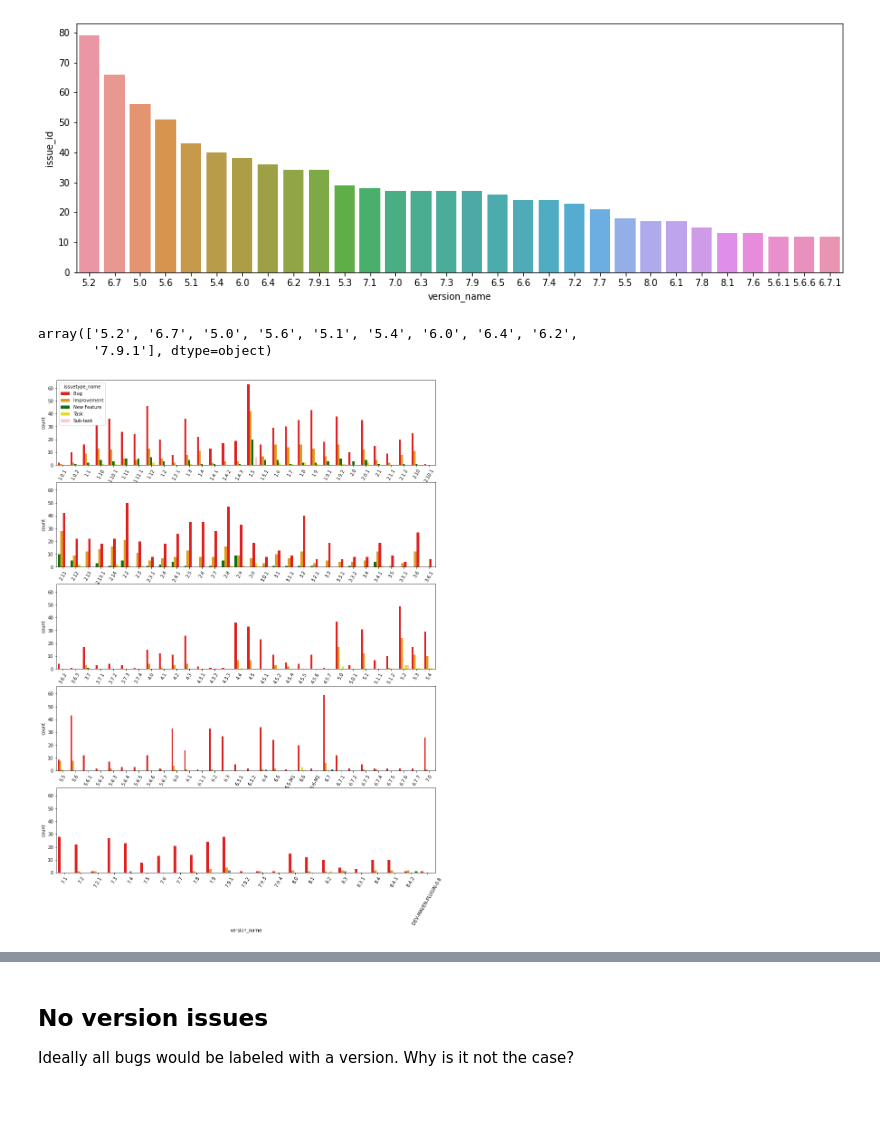
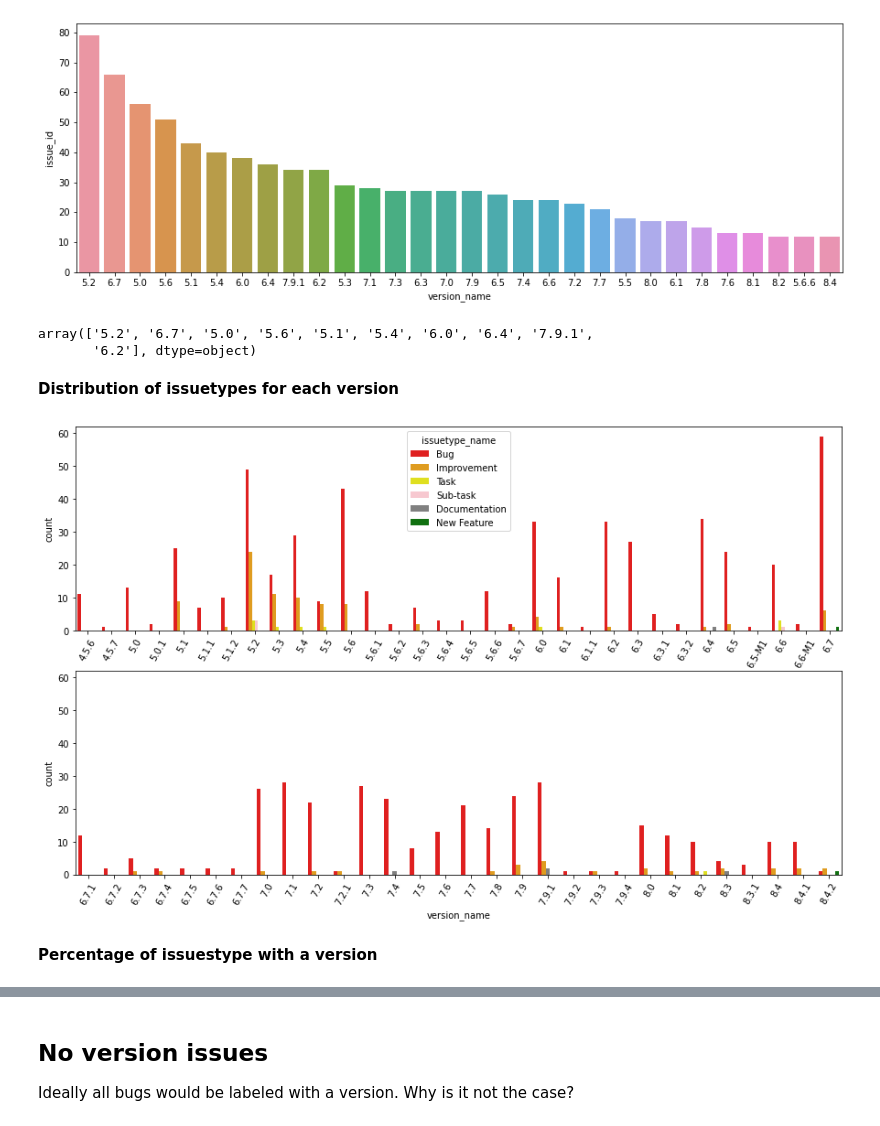
Before and after one commit to IncioMan/Continuous-Integration-metrics-for-post-release-bugs-prediction, a Jupyter notebook: notebooks/analysis/Jira_issue_analysis.ipynb, the cells around one changed output, grey strips where cells are left out. Saved outputs shown, nothing was run; the diff lists cells and outputs as text; code cells hidden in the pictures.

```diff
--- a/notebooks/analysis/Jira_issue_analysis.ipynb
+++ b/notebooks/analysis/Jira_issue_analysis.ipynb
@@ -387,0 +404,12 @@ sns.countplot(x="issuetype_name", data=issues[["issue_id", "issuetype_name"]])
+# %%
+issues["created_month"] = issues.created.dt.month
+issues["created_year"] = issues.created.dt.year
+# %%
+time_group = ["created_year", "created_month"]
+f, axes = plt.subplots(len(issues.issuetype_name.unique()),1, figsize=(15,20), sharex=True)
+x = issues.groupby(time_group+["issuetype_name"]).size().unstack(fill_value=0).reset_index()
+for i, issuetype in enumerate(issues.issuetype_name.unique()):
+    ax = sns.barplot(x=x.index, y=x[issuetype], ax=axes[i])
+    ax.set_xticklabels(list(x[time_group[1]].astype(int).astype(str) + "/" + x[time_group[0]].astype(int).astype(str)),
+                      rotation=90)
+    ax.set_ylabel(issuetype)
@@ -442,2 +517,3 @@ sns.barplot(x = vals.values, y=vals.index)
 # %%
+versions = versions[versions.version_name > "4.5.5"]
 versions_merged = versions.merge(issues, on="issue_id")
@@ -448,6 +544,5 @@ len(versions.version_name.unique())
 # %%
 top_versions = versions.groupby("version_name").count().issue_id.reset_index().sort_values(by="issue_id", ascending=False)
-top_versions = top_versions[top_versions.version_name > "4.5.5"]
 # %%
 ax = sns.barplot(x="version_name", y="issue_id", data=top_versions[["issue_id", "version_name"]].head(30))
 # %% [output]
@@ -455,23 +550,27 @@ ax = sns.barplot(x="version_name", y="issue_id", data=top_versions[["issue_id",
 # %%
 top_versions.head(10).version_name.values
 # %% [output]
-array(['5.2', '6.7', '5.0', '5.6', '5.1', '5.4', '6.0', '6.4', '6.2',
-       '7.9.1'], dtype=object)
+array(['5.2', '6.7', '5.0', '5.6', '5.1', '5.4', '6.0', '6.4', '7.9.1',
+       '6.2'], dtype=object)
+# %% [markdown]
+**Distribution of issuetypes for each version**
 # %%
 versions_sorted = versions.sort_values(by="version_name").version_name.unique()
 # %%
-f, axes = plt.subplots(5,1, figsize=(15,20), sharey=True)
-for i in range(5):
-    data = versions_merged[versions_merged.version_name.isin(versions_sorted[30*i:30*(i+1)])]
+f, axes = plt.subplots(2,1, figsize=(15,9), sharey=True)
+for i in range(2):
+    data = versions_merged[versions_merged.version_name.isin(versions_sorted[32*i:32*(i+1)])]
     ax = sns.countplot(ax=axes[i], x="version_name",
                        hue="issuetype_name", data=data.sort_values(by="version_name").head(3000),
                       palette={"Bug":"r","Improvement":"orange",
                                "New Feature": "green",
                                "Task": "yellow",
                                "Sub-task": "pink",
                               "Documentation": "grey"})
     ax.tick_params(axis='x', labelrotation= 60)
     if i > 0:
         ax.get_legend().remove()
 # %% [output]
-[figure, old version]
+[figure, new version]
+# %% [markdown]
+**Percentage of issuestype with a version**
```
Also changed, not shown: parts of 88 cells of this notebook.
